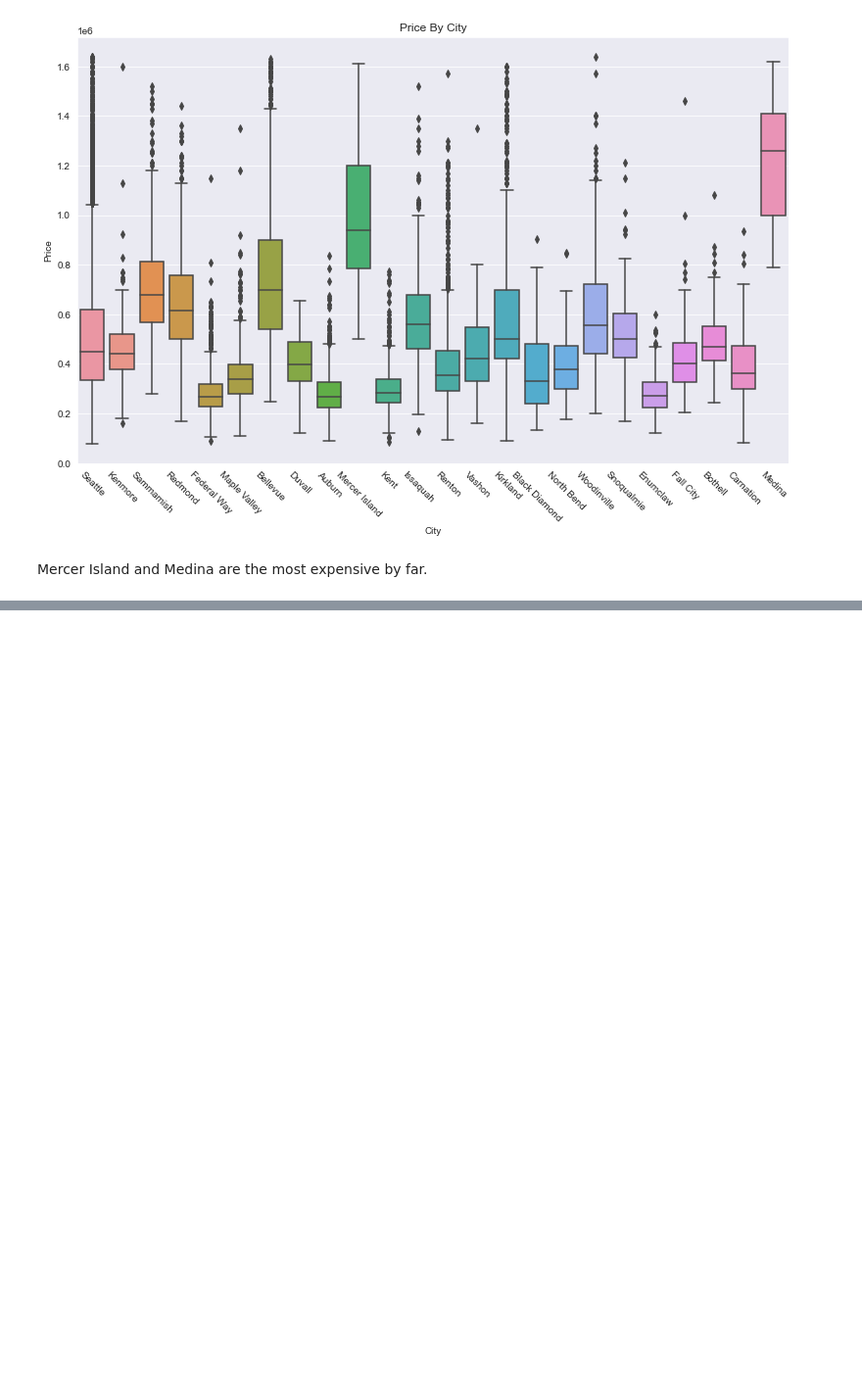
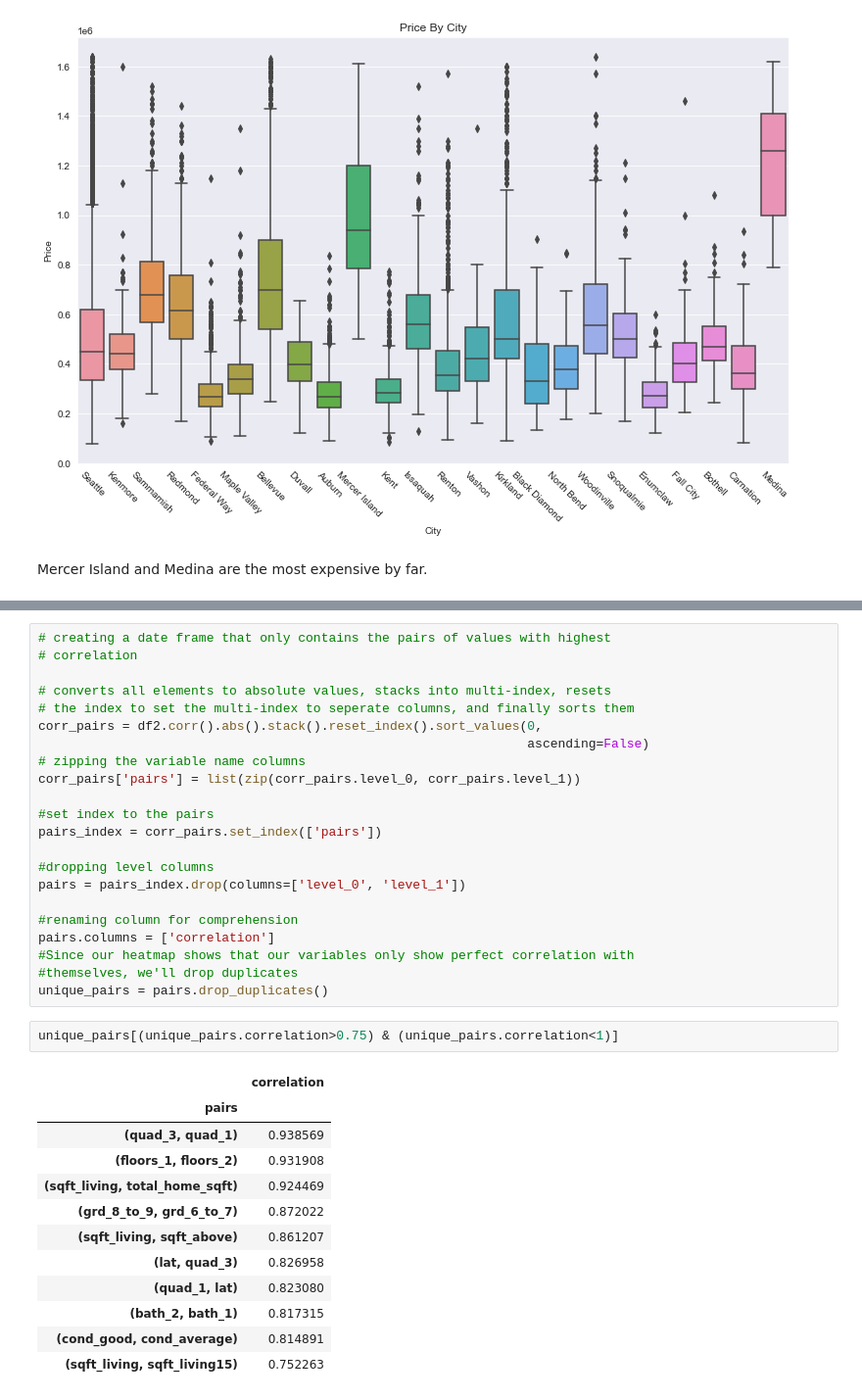
Before and after one commit to bmauss/Regression-Model-for-King-County-Housing-Market, a Jupyter notebook: Refining Model.ipynb, the cells around one changed output, grey strips where cells are left out. Shown at 98% size. Cells and saved outputs as stored; diff of their text form; blank space fills up the shorter version.

```diff
--- a/Refining Model.ipynb
+++ b/Refining Model.ipynb
@@ -458,0 +464,37 @@ Mercer Island and Medina are the most expensive by far.
+# %%
+# creating a date frame that only contains the pairs of values with highest
+# correlation
+
+# converts all elements to absolute values, stacks into multi-index, resets
+# the index to set the multi-index to seperate columns, and finally sorts them
+corr_pairs = df2.corr().abs().stack().reset_index().sort_values(0,
+                                                                ascending=False)
+# zipping the variable name columns
+corr_pairs['pairs'] = list(zip(corr_pairs.level_0, corr_pairs.level_1))
+
+#set index to the pairs
+pairs_index = corr_pairs.set_index(['pairs'])
+
+#dropping level columns
+pairs = pairs_index.drop(columns=['level_0', 'level_1'])
+
+#renaming column for comprehension
+pairs.columns = ['correlation']
+#Since our heatmap shows that our variables only show perfect correlation with
+#themselves, we'll drop duplicates
+unique_pairs = pairs.drop_duplicates()
+# %%
+unique_pairs[(unique_pairs.correlation>0.75) & (unique_pairs.correlation<1)]
+# %% [output]
+|  | correlation |
+| pairs |  |
+| (quad_3, quad_1) | 0.938569 |
+| (floors_1, floors_2) | 0.931908 |
+| (sqft_living, total_home_sqft) | 0.924469 |
+| (grd_8_to_9, grd_6_to_7) | 0.872022 |
+| (sqft_living, sqft_above) | 0.861207 |
+| (lat, quad_3) | 0.826958 |
+| (quad_1, lat) | 0.823080 |
+| (bath_2, bath_1) | 0.817315 |
+| (cond_good, cond_average) | 0.814891 |
+| (sqft_living, sqft_living15) | 0.752263 |
```
Also changed, not shown: parts of 9 cells of this notebook, 1 other file.
